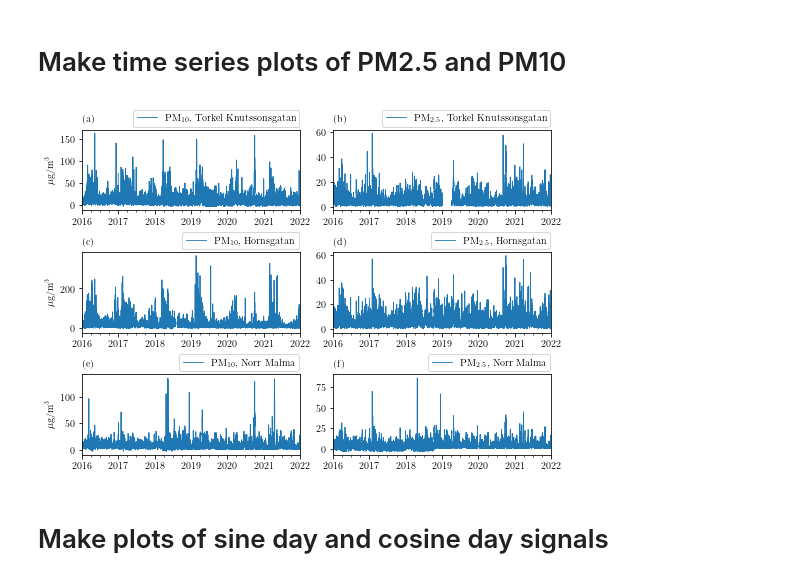
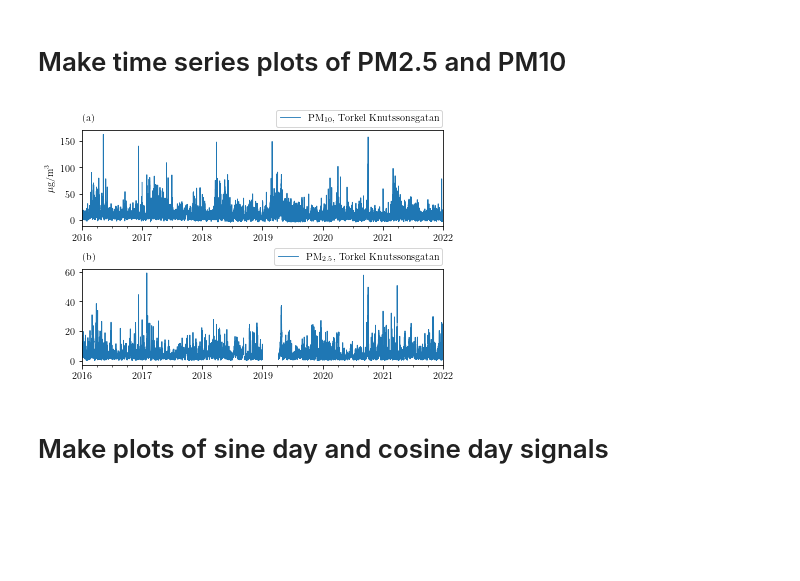
Before and after one commit to simoncarlen/forecasting_project, a Jupyter notebook: jupyter_notebooks/data_exploration.ipynb, the cells around one changed output. Drawn from its saved outputs; the diff is of its cells as text; code cells hidden in the pictures; blank space fills up the shorter version.

```diff
--- a/jupyter_notebooks/data_exploration.ipynb
+++ b/jupyter_notebooks/data_exploration.ipynb
@@ -29,7 +29,7 @@ df = df.set_index('Date')
 # plot function for time series
 def plot_time_series(df, row, cols, figsize, annot=False, savefig=False, fig_path=None):
 
-    fig, axes = plt.subplots(row, cols, constrained_layout = True, figsize = figsize)
+    fig, axes = plt.subplots(row, cols, constrained_layout = True, figsize = figsize, sharex=False)
     # now 12 possible labels
     annots = ['(a)','(b)','(c)','(d)','(e)','(f)','(g)','(h)','(i)','(j)','(k)','(l)']
     j = 0
@@ -51,20 +51,20 @@ def plot_time_series(df, row, cols, figsize, annot=False, savefig=False, fig_pat
 # %%
 df_temp = df[['PM$_{10}$, Torkel Knutssonsgatan',
               'PM$_{2.5}$, Torkel Knutssonsgatan',
             #   'Torkel Knutssonsgatan, NO$_2$',
               'PM$_{10}$, Hornsgatan',
               'PM$_{2.5}$, Hornsgatan',
               'PM$_{10}$, Norr Malma',
               'PM$_{2.5}$, Norr Malma'
               ]]
 
 df_temp = df_temp['2016-01-01 00:00:00':]
 
 # plot_time_series(df_temp, row=3, cols=2, figsize=(7.25, 5.1), annot=True, savefig=True, fig_path='../plots/time_series_plots_all.pdf')
 # plot_time_series(df_temp, row=6, cols=1, figsize=(5, 8.5), savefig=False, fig_path='../plots/time_series_plots_all_stations.pdf')
-# plot_time_series(df_temp, row=2, cols=1, figsize=(5.75, 3.25), annot=True, savefig=True, fig_path='../plots/time_series_plots_target_station.pdf')
+plot_time_series(df_temp, row=2, cols=1, figsize=(5.75, 3.85), annot=True, savefig=True, fig_path='../plots/time_series_plots_target_station.pdf')
 # %% [output]
-[figure, old version]
+[figure, new version]
 # %% [markdown]
 # Make plots of sine day and cosine day signals
 # %%
```
Also changed, not shown: 10 other files.
